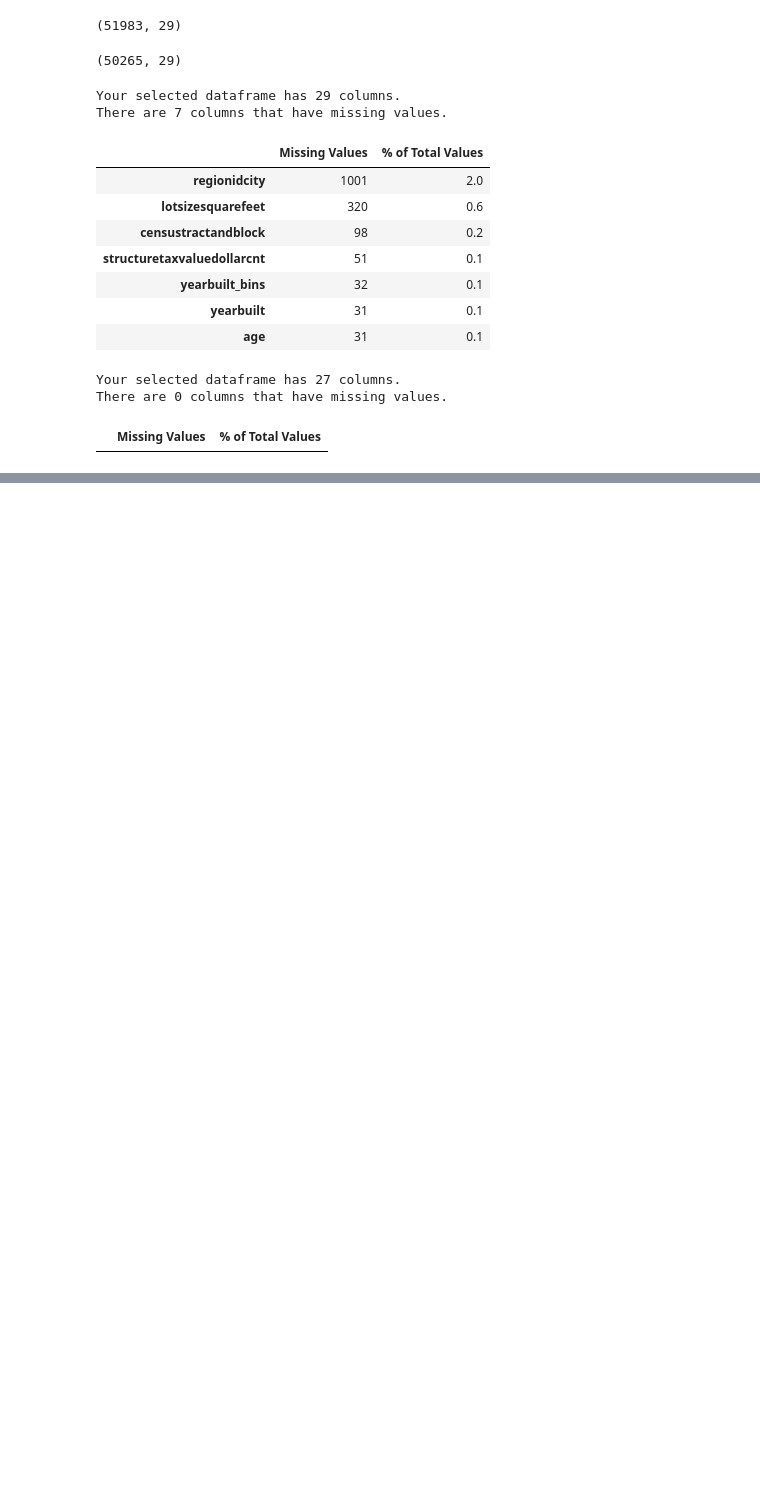
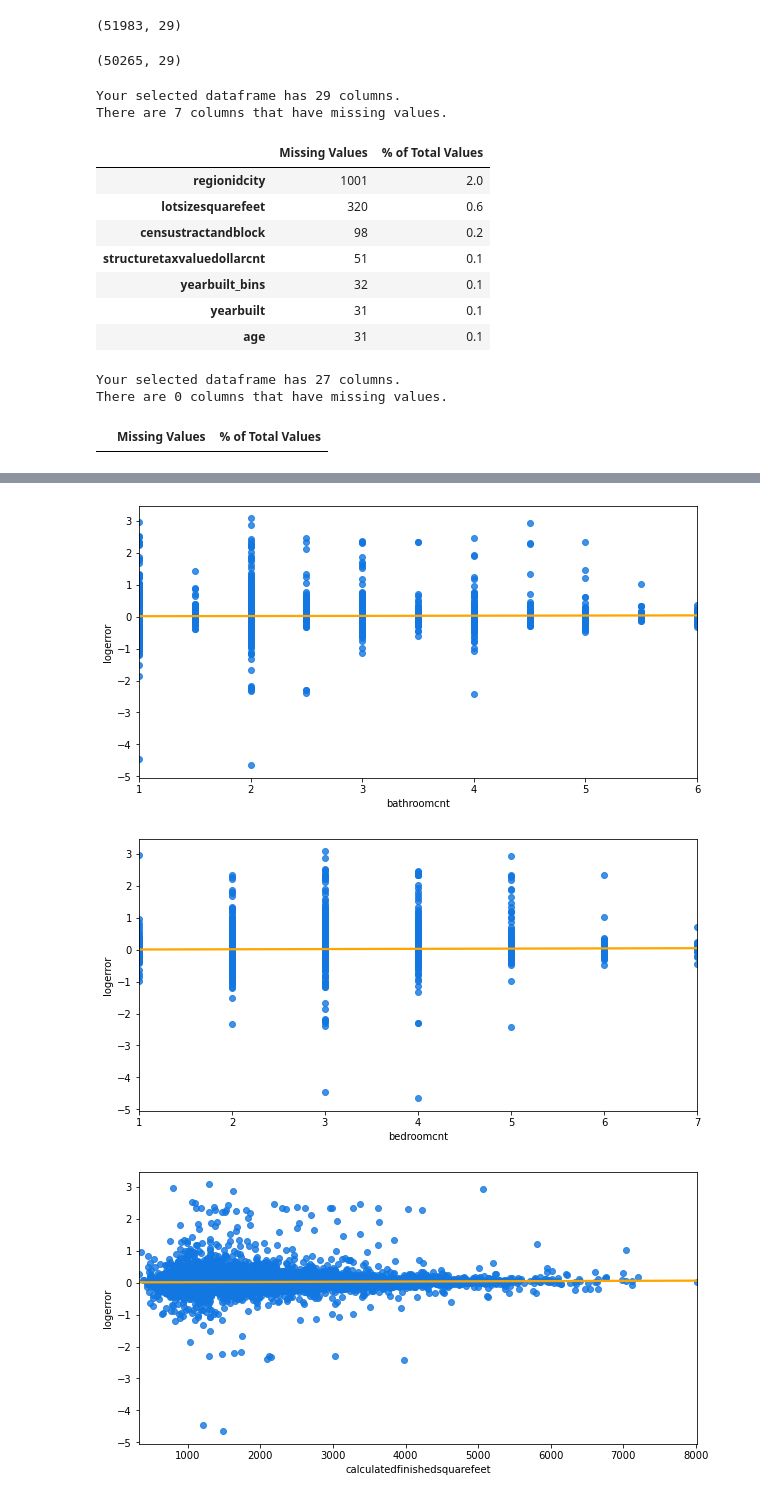
Before and after one commit to HeatherOrtegaMcMillan/Zillow_clustering_project, a Jupyter notebook: initial_notebook.ipynb, the cells around one changed output, grey strips where cells are left out. Saved outputs shown, nothing was run; the diff lists cells and outputs as text; code cells hidden in the pictures; blank space fills up the shorter version.

```diff
--- a/initial_notebook.ipynb
+++ b/initial_notebook.ipynb
@@ -689,0 +786,16 @@ There are 0 columns that have missing values.
+# %%
+def plot_against_target(df, target, var_list, figsize = (10,5), hue = None):
+    '''
+    Takes in dataframe, target and varialbe list, and plots against target.
+    '''
+    for var in var_list:
+        plt.figure(figsize = (figsize))
+        sns.regplot(data = df, x = var, y = target,
+                    line_kws={'color': 'orange'})
+        plt.show()
+# %%
+plot_against_target(train, target, variables)
+# %% [output]
+[figure, added]
+[figure, added]
+[figure, added]
```
Also changed, not shown: parts of 30 cells of this notebook.
